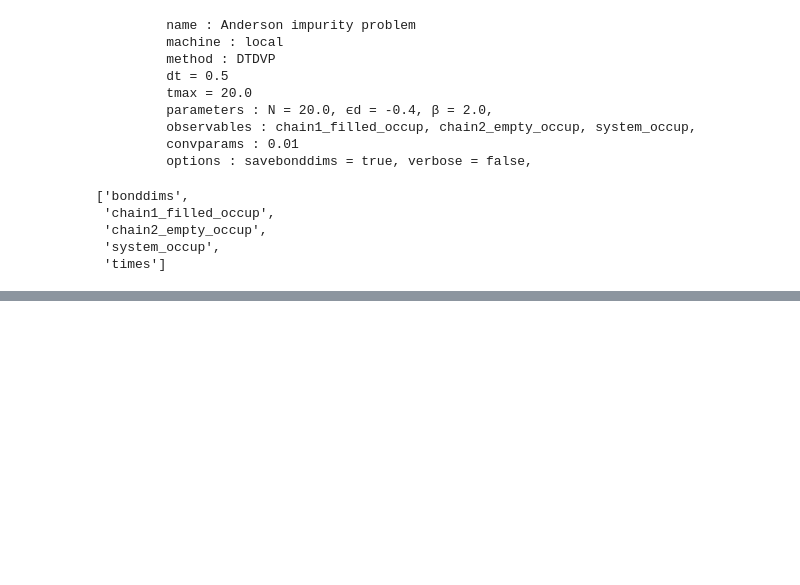
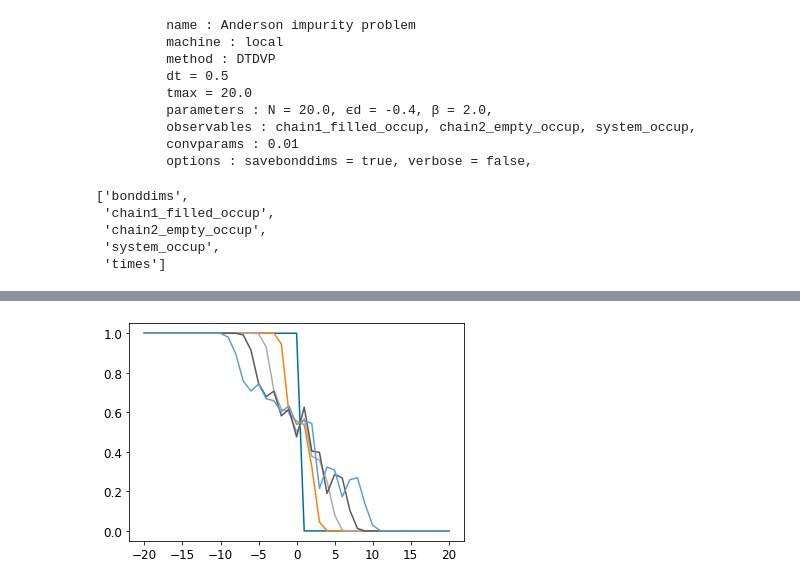
Before and after one commit to angelariva/spin-boson, a Jupyter notebook: fermions.ipynb, the cells around one changed output, grey strips where cells are left out. Saved outputs shown, nothing was run; the diff lists cells and outputs as text; code cells hidden in the pictures; blank space fills up the shorter version.

```diff
--- a/fermions.ipynb
+++ b/fermions.ipynb
@@ -157,0 +232,11 @@ f.colorbar(img)
+# %%
+occ.T[10]
+
+sitespos = [i for i in range(1,N+1)]
+sitesneg = [-N+i for i in range(0,N+1)]
+sites = sitesneg + sitespos
+for t in range(1, len(times)+1):
+    i = int(times[t-1])
+    pl.plot(sites, occ.T[i], label=r"$\omega_c t =$"+str(times[t-1]))
+# %% [output]
+[figure, added]
```
Also changed, not shown: parts of 12 cells of this notebook.
